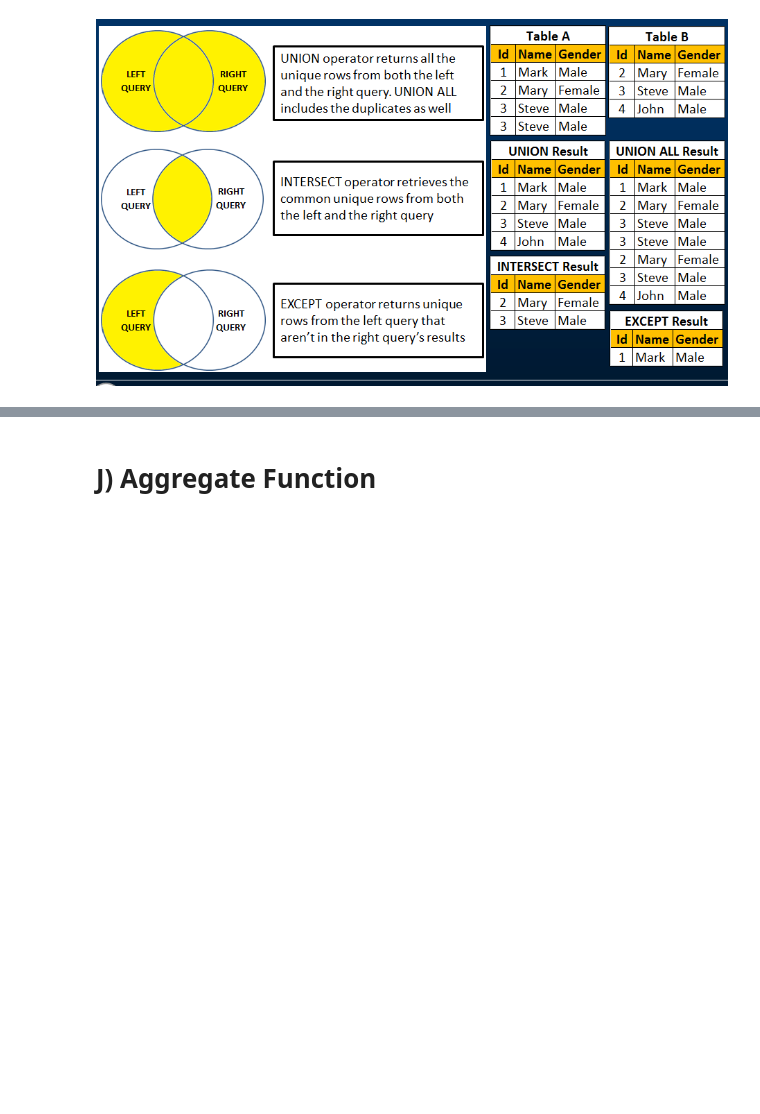
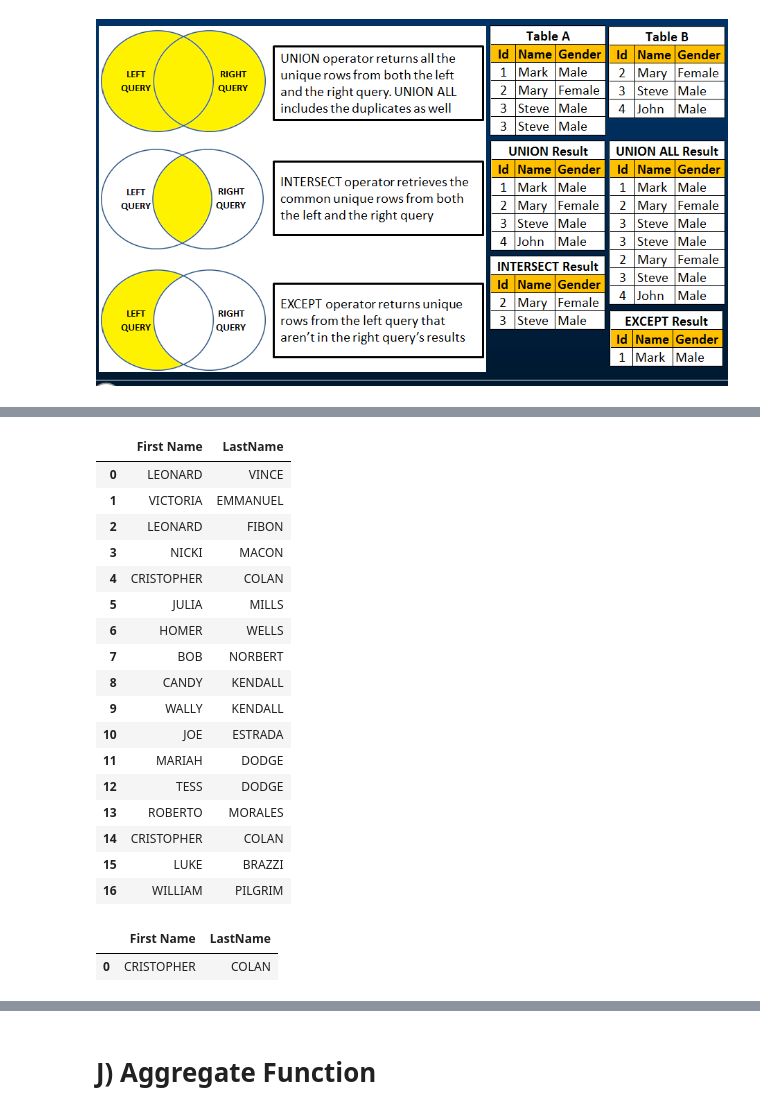
Before and after one commit to ogut77/MIS, a Jupyter notebook: QueryBlank.ipynb, the cells around one changed output, grey strips where cells are left out. Drawn from its saved outputs; the diff is of its cells as text; code cells hidden in the pictures; blank space fills up the shorter version.

```diff
--- a/QueryBlank.ipynb
+++ b/QueryBlank.ipynb
@@ -378,0 +432,46 @@ Q17
+# %%
+#Query 19-List all Faculty and Student First and Last Name.
+# Include duplicates record as well
+txt='''
+Select FacFirstName As 'First Name',FacLastName AS LastName
+From Faculty
+UNION ALL
+Select StdFirstName,StdLastName
+From Student
+'''
+Q19 =  psql.sqldf(txt)
+Q19
+# %% [output]
+|  | First Name | LastName |
+| 0 | LEONARD | VINCE |
+| 1 | VICTORIA | EMMANUEL |
+| 2 | LEONARD | FIBON |
+| 3 | NICKI | MACON |
+| 4 | CRISTOPHER | COLAN |
+| 5 | JULIA | MILLS |
+| 6 | HOMER | WELLS |
+| 7 | BOB | NORBERT |
+| 8 | CANDY | KENDALL |
+| 9 | WALLY | KENDALL |
+| 10 | JOE | ESTRADA |
+| 11 | MARIAH | DODGE |
+| 12 | TESS | DODGE |
+| 13 | ROBERTO | MORALES |
+| 14 | CRISTOPHER | COLAN |
+| 15 | LUKE | BRAZZI |
+| 16 | WILLIAM | PILGRIM |
+# %%
+#Query 20-List all Faculty and Student First and Last Name
+# that exists both in Faculty and Student Table.
+txt='''
+Select FacFirstName As 'First Name',FacLastName AS LastName
+From Faculty
+INTERSECT
+Select StdFirstName,StdLastName
+From Student
+'''
+Q20 =  psql.sqldf(txt)
+Q20
+# %% [output]
+|  | First Name | LastName |
+| 0 | CRISTOPHER | COLAN |
```
Also changed, not shown: parts of 40 cells of this notebook.
